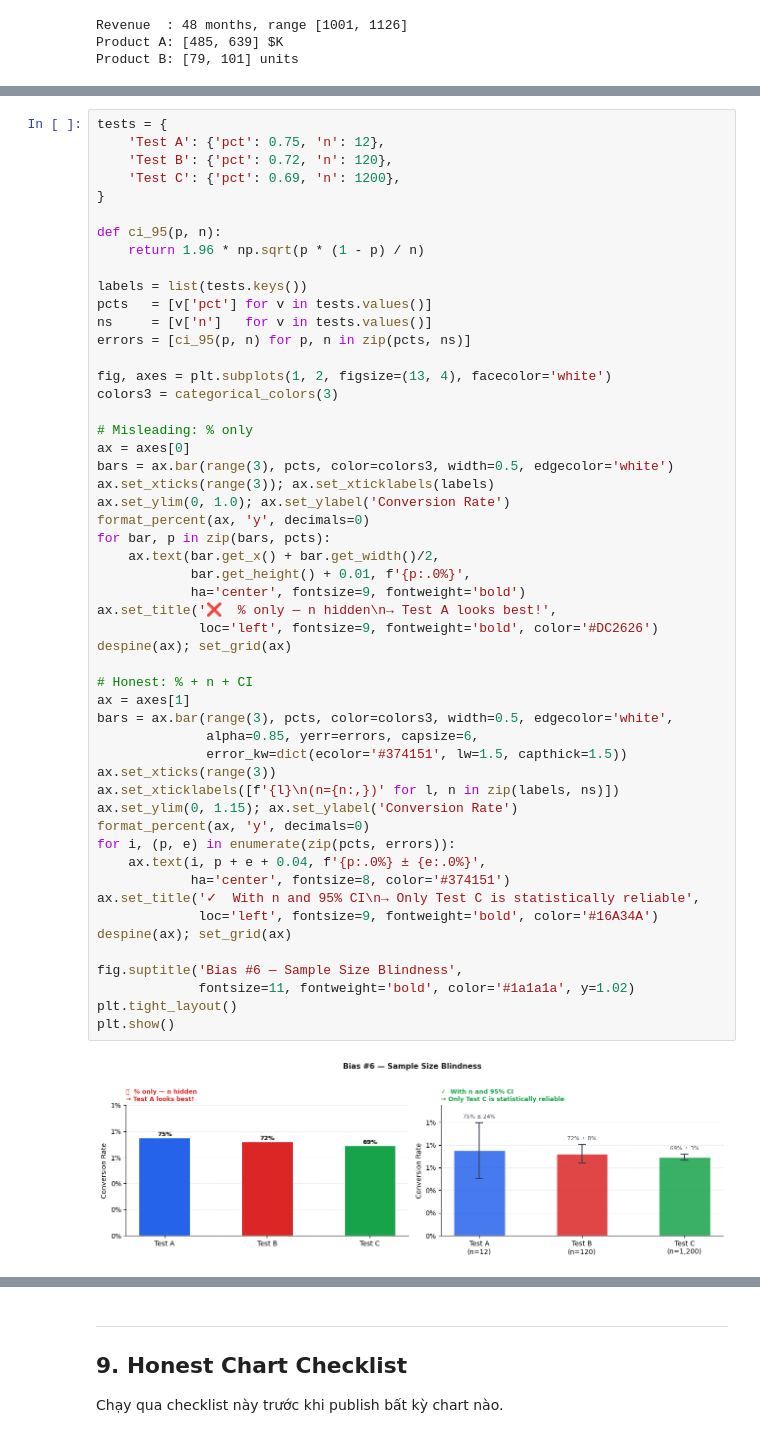
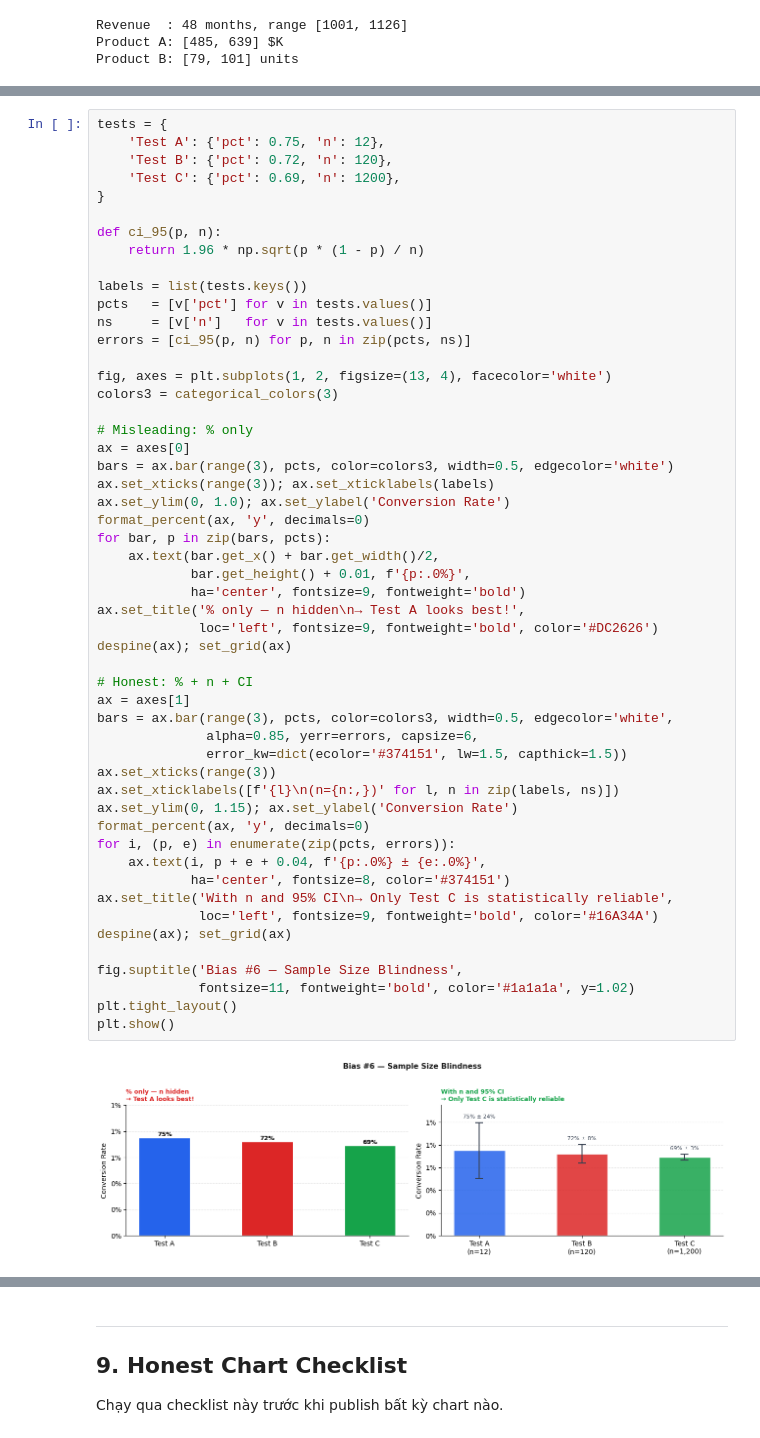
Before and after one commit to thisYui/From-Data-to-Story, a Jupyter notebook: notebooks/07_framing_and_bias.ipynb, the cells around one changed output, grey strips where cells are left out. Drawn from its saved outputs; the diff is of its cells as text.

```diff
--- a/notebooks/07_framing_and_bias.ipynb
+++ b/notebooks/07_framing_and_bias.ipynb
@@ -403,34 +1253,34 @@ bars = ax.bar(range(3), pcts, color=colors3, width=0.5, edgecolor='white')
 ax.set_xticks(range(3)); ax.set_xticklabels(labels)
 ax.set_ylim(0, 1.0); ax.set_ylabel('Conversion Rate')
 format_percent(ax, 'y', decimals=0)
 for bar, p in zip(bars, pcts):
     ax.text(bar.get_x() + bar.get_width()/2,
             bar.get_height() + 0.01, f'{p:.0%}',
             ha='center', fontsize=9, fontweight='bold')
-ax.set_title('❌  % only — n hidden\n→ Test A looks best!',
+ax.set_title('% only — n hidden\n→ Test A looks best!',
              loc='left', fontsize=9, fontweight='bold', color='#DC2626')
 despine(ax); set_grid(ax)
 
 # Honest: % + n + CI
 ax = axes[1]
 bars = ax.bar(range(3), pcts, color=colors3, width=0.5, edgecolor='white',
               alpha=0.85, yerr=errors, capsize=6,
               error_kw=dict(ecolor='#374151', lw=1.5, capthick=1.5))
 ax.set_xticks(range(3))
 ax.set_xticklabels([f'{l}\n(n={n:,})' for l, n in zip(labels, ns)])
 ax.set_ylim(0, 1.15); ax.set_ylabel('Conversion Rate')
 format_percent(ax, 'y', decimals=0)
 for i, (p, e) in enumerate(zip(pcts, errors)):
     ax.text(i, p + e + 0.04, f'{p:.0%} ± {e:.0%}',
             ha='center', fontsize=8, color='#374151')
-ax.set_title('✓  With n and 95% CI\n→ Only Test C is statistically reliable',
+ax.set_title('With n and 95% CI\n→ Only Test C is statistically reliable',
              loc='left', fontsize=9, fontweight='bold', color='#16A34A')
 despine(ax); set_grid(ax)
 
 fig.suptitle('Bias #6 — Sample Size Blindness',
              fontsize=11, fontweight='bold', color='#1a1a1a', y=1.02)
 plt.tight_layout()
 plt.show()
 # %% [output]
-[figure, old version]
+[figure, new version]
 # %% [markdown]
```
Also changed, not shown: parts of 23 cells of this notebook.
